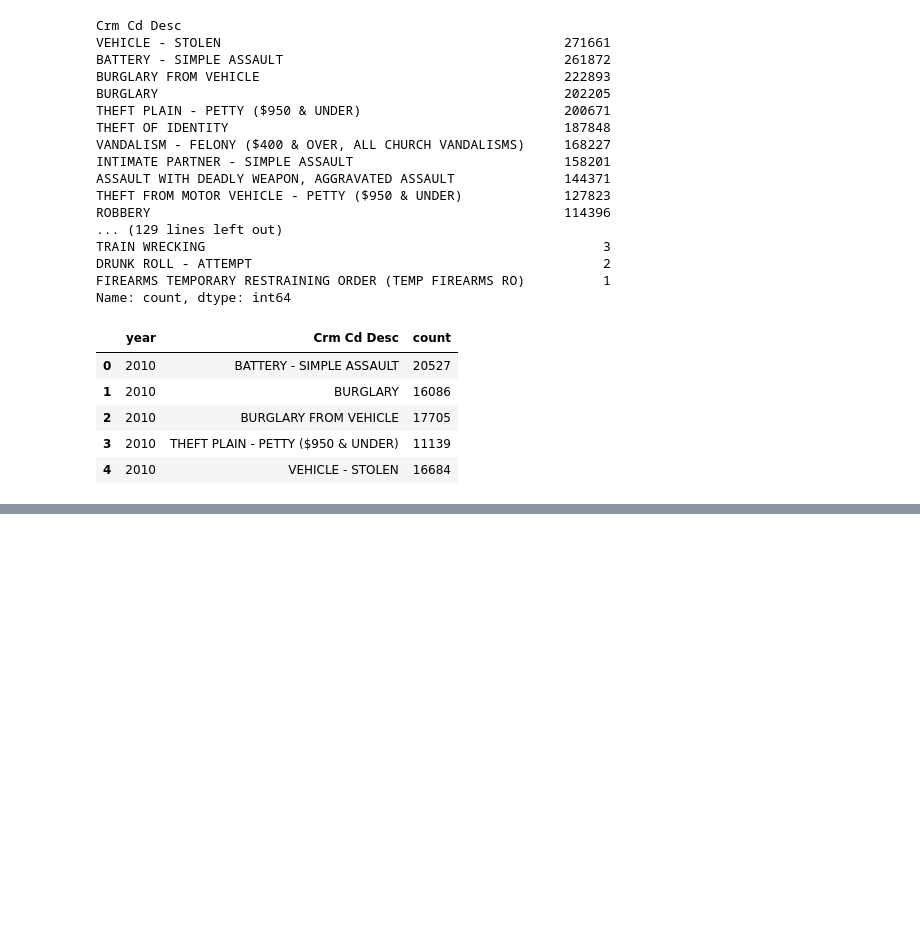
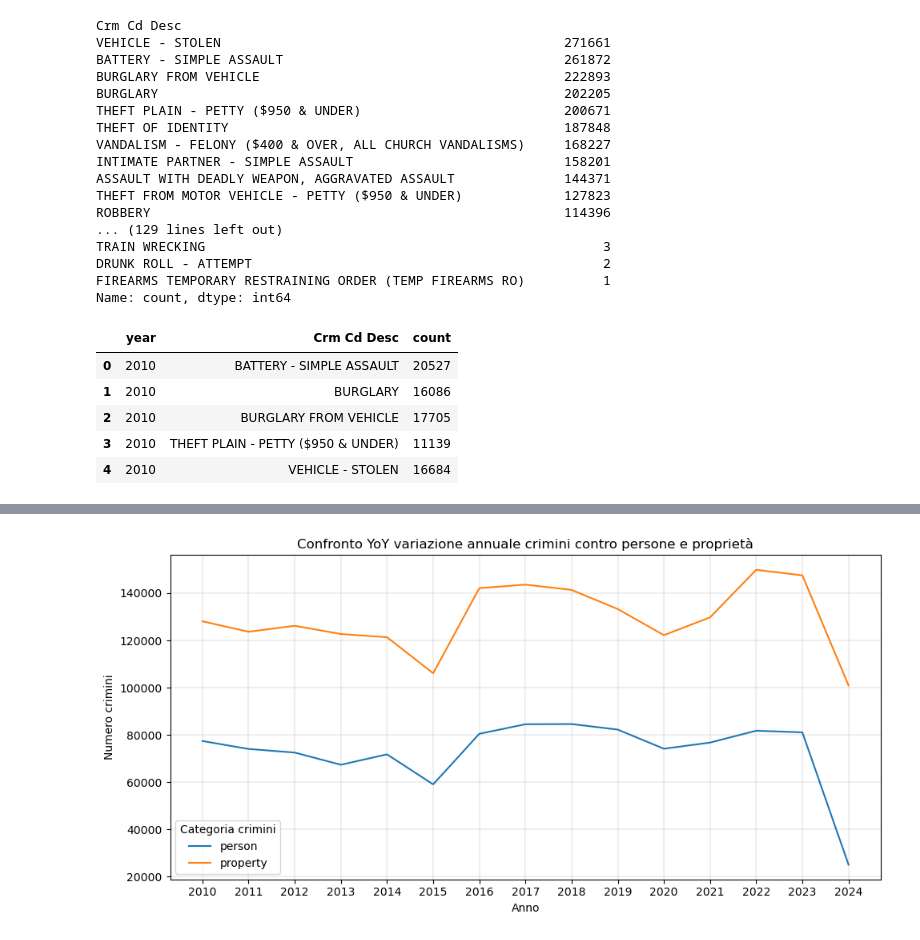
Before and after one commit to AnalystEca/lapd-crime-data, a Jupyter notebook: notebooks/02_analyze/05_eda_block1.ipynb, the cells around one changed output, grey strips where cells are left out. Saved outputs shown, nothing was run; the diff lists cells and outputs as text; code cells hidden in the pictures; blank space fills up the shorter version.

```diff
--- a/notebooks/02_analyze/05_eda_block1.ipynb
+++ b/notebooks/02_analyze/05_eda_block1.ipynb
@@ -102,0 +134,13 @@ plt.show()
+# %%
+person_vs_property_yearly_df = df[['year', 'crime_category']].copy()
+
+person_vs_property_yearly_df = (
+    person_vs_property_yearly_df
+    .groupby(['year', 'crime_category'])
+    .agg(count=('crime_category', 'count'))
+    .reset_index()
+)
+
+person_vs_property_yearly_df = person_vs_property_yearly_df[person_vs_property_yearly_df['crime_category'] != 'other']
+
+person_vs_property_yearly_df.head(10)
@@ -102,0 +159,25 @@ plt.show()
+# %%
+fig = plt.subplots(figsize=(10, 5))
+ax = sns.lineplot(
+    x=person_vs_property_yearly_df['year'],
+    y=person_vs_property_yearly_df['count'],
+    hue=person_vs_property_yearly_df['crime_category']
+)
+
+ax.legend(
+    title = 'Categoria crimini',
+    loc = 3,
+)
+plt.title ('Confronto YoY variazione annuale crimini contro persone e proprietà')
+plt.xlabel('Anno')
+plt.ylabel('Numero crimini')
+plt.grid(
+    linewidth = 0.3
+)
+plt.xticks(range(2010, 2025))
+
+plt.savefig('../../outputs/Confronto YoY variazione annuale crimini contro persone e proprietà.png', dpi=150, bbox_inches='tight')
+plt.tight_layout()
+plt.show()
+# %% [output]
+[figure, added]
```
Also changed, not shown: parts of 9 cells of this notebook, 4 other files.
